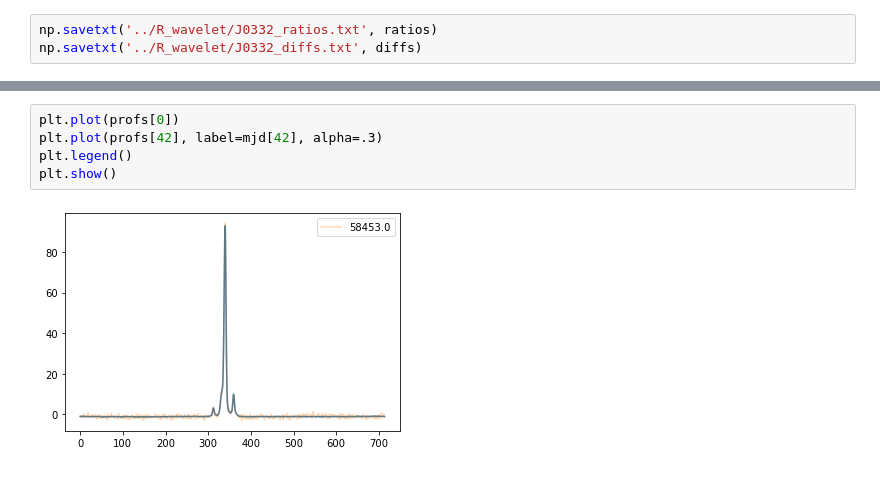
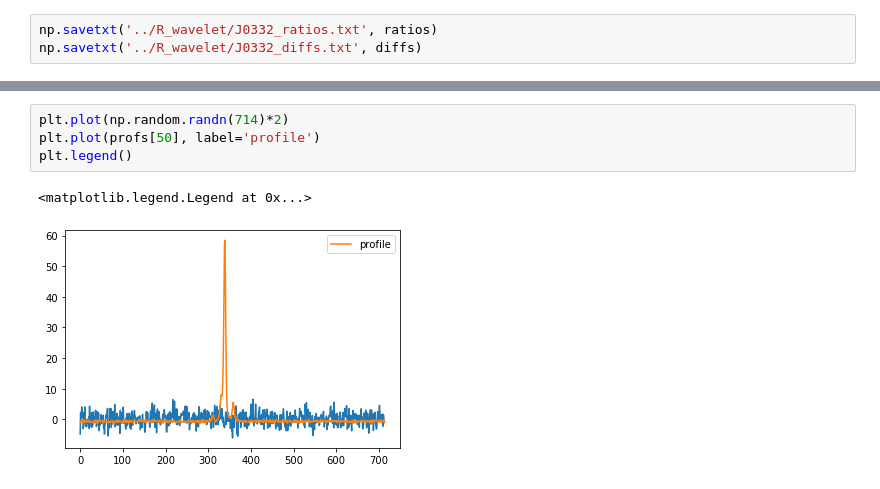
Before and after one commit to minyoungk99/IRES, a Jupyter notebook: other_notebooks/create_ratios_diffs.ipynb, the cells around one changed output, grey strips where cells are left out. Saved outputs shown, nothing was run; the diff lists cells and outputs as text.

```diff
--- a/other_notebooks/create_ratios_diffs.ipynb
+++ b/other_notebooks/create_ratios_diffs.ipynb
@@ -39,7 +97,7 @@ np.savetxt('../R_wavelet/J0332_diffs.txt', diffs)
 # %%
-plt.plot(profs[0])
-plt.plot(profs[42], label=mjd[42], alpha=.3)
+plt.plot(np.random.randn(714)*2)
+plt.plot(profs[50], label='profile')
 plt.legend()
-plt.show()
 # %% [output]
+<matplotlib.legend.Legend at 0x...>
-[figure, old version]
+[figure, new version]
```
Also changed, not shown: parts of 7 cells of this notebook, 18 other files.
